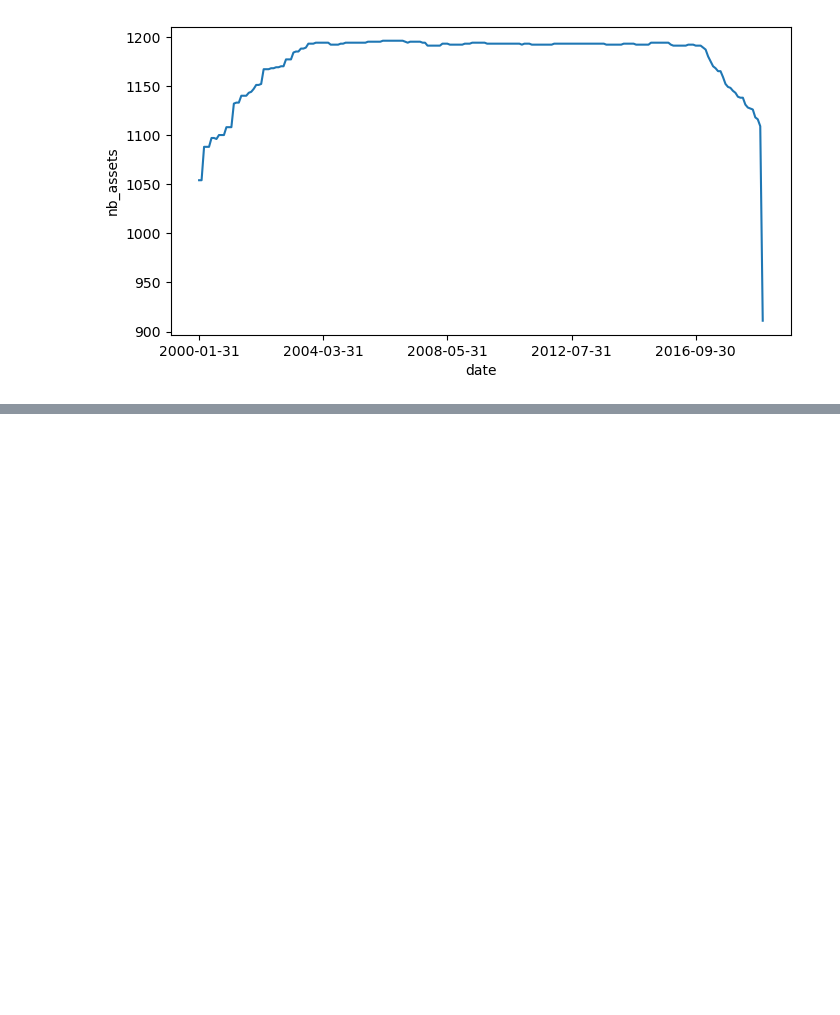
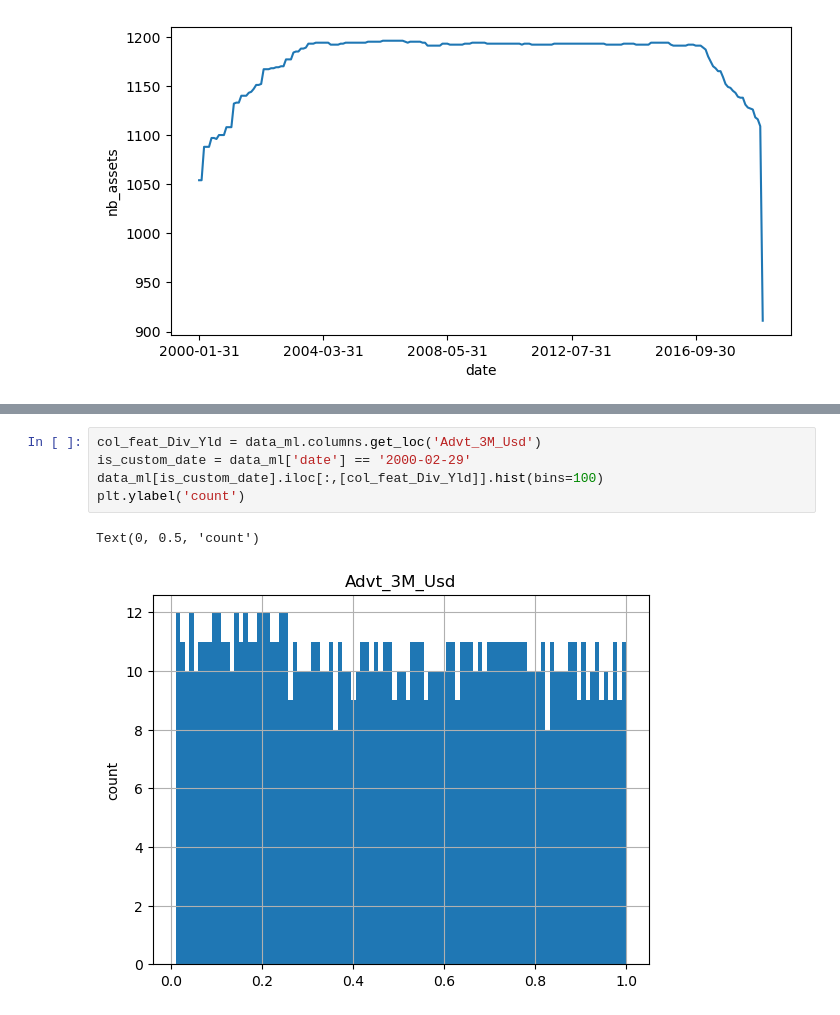
Before and after one commit to wingkit1202/ml_factor_investing, a Jupyter notebook: Chapter 1.ipynb, the cells around one changed output, grey strips where cells are left out. Cells and saved outputs as stored; diff of their text form; blank space fills up the shorter version.

```diff
--- a/Chapter 1.ipynb
+++ b/Chapter 1.ipynb
@@ -27,0 +50,8 @@ plt.show()
+# %%
+col_feat_Div_Yld = data_ml.columns.get_loc('Advt_3M_Usd')
+is_custom_date = data_ml['date'] == '2000-02-29'
+data_ml[is_custom_date].iloc[:,[col_feat_Div_Yld]].hist(bins=100)
+plt.ylabel('count')
+# %% [output]
+Text(0, 0.5, 'count')
+[figure, added]
```
Also changed, not shown: parts of 6 cells of this notebook.
